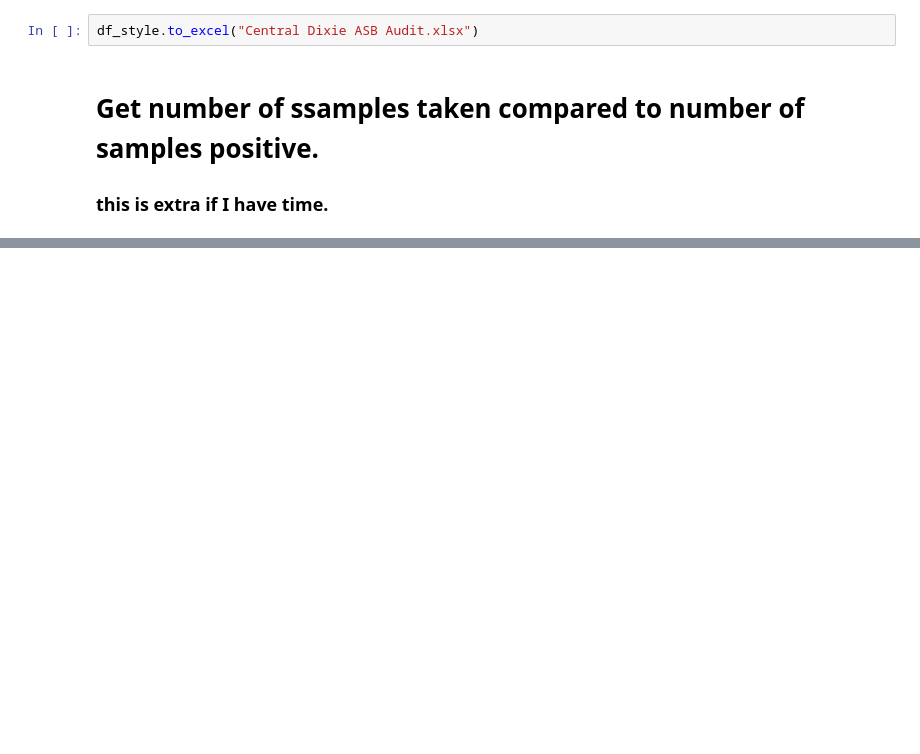
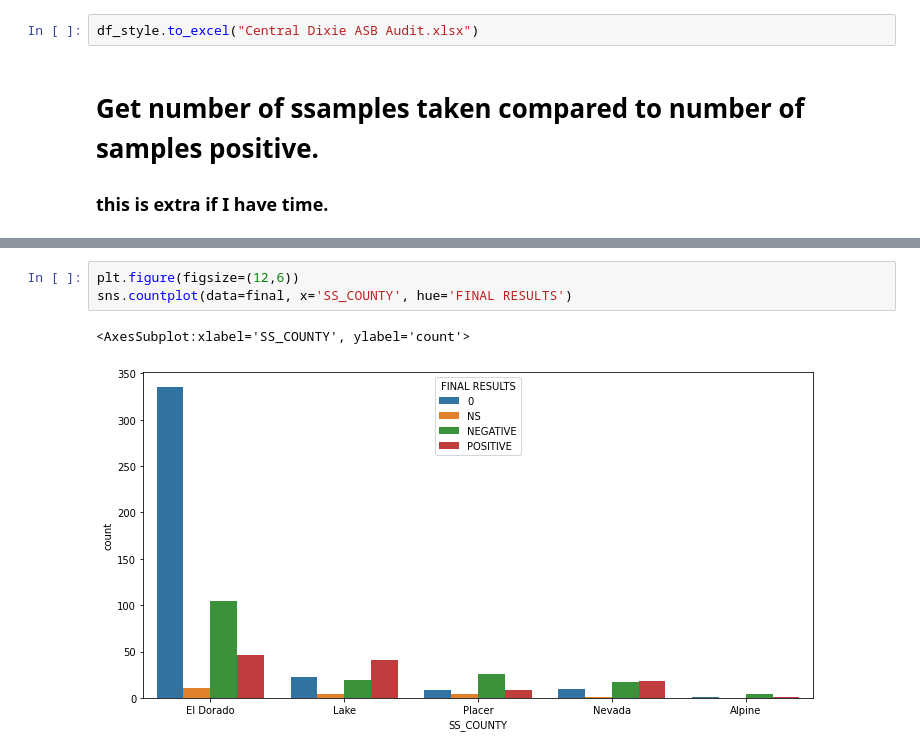
Before and after one commit to Jtrahan88/Portfolio, a Jupyter notebook: Fire Projects/North and Central Dixie Fire/Central Dixie/Central Dixie Fire-ASB Audit.ipynb, the cells around one changed output, grey strips where cells are left out. Saved outputs shown, nothing was run; the diff lists cells and outputs as text; blank space fills up the shorter version.

```diff
--- a/Fire Projects/North and Central Dixie Fire/Central Dixie/Central Dixie Fire-ASB Audit.ipynb
+++ b/Fire Projects/North and Central Dixie Fire/Central Dixie/Central Dixie Fire-ASB Audit.ipynb
@@ -367,0 +370,6 @@ final[['ASB RESULTS']].value_counts().plot(kind='pie',
+# %%
+plt.figure(figsize=(12,6))
+sns.countplot(data=final, x='SS_COUNTY', hue='FINAL RESULTS')
+# %% [output]
+<AxesSubplot:xlabel='SS_COUNTY', ylabel='count'>
+[figure, added]
```
Also changed, not shown: parts of 18 cells of this notebook, 3 other files.
